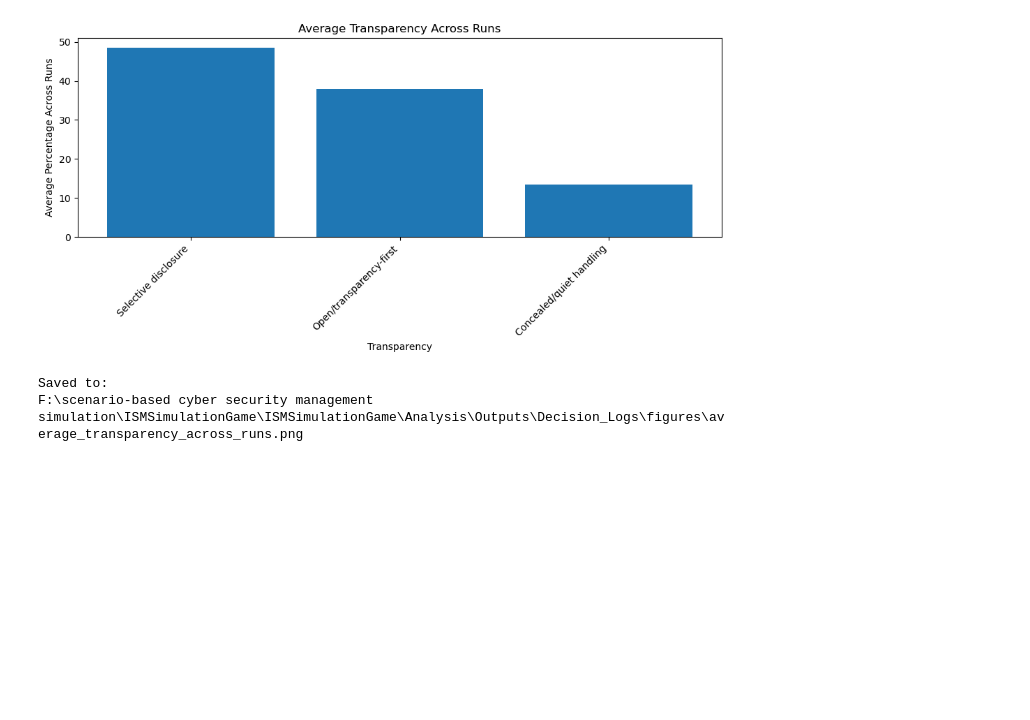
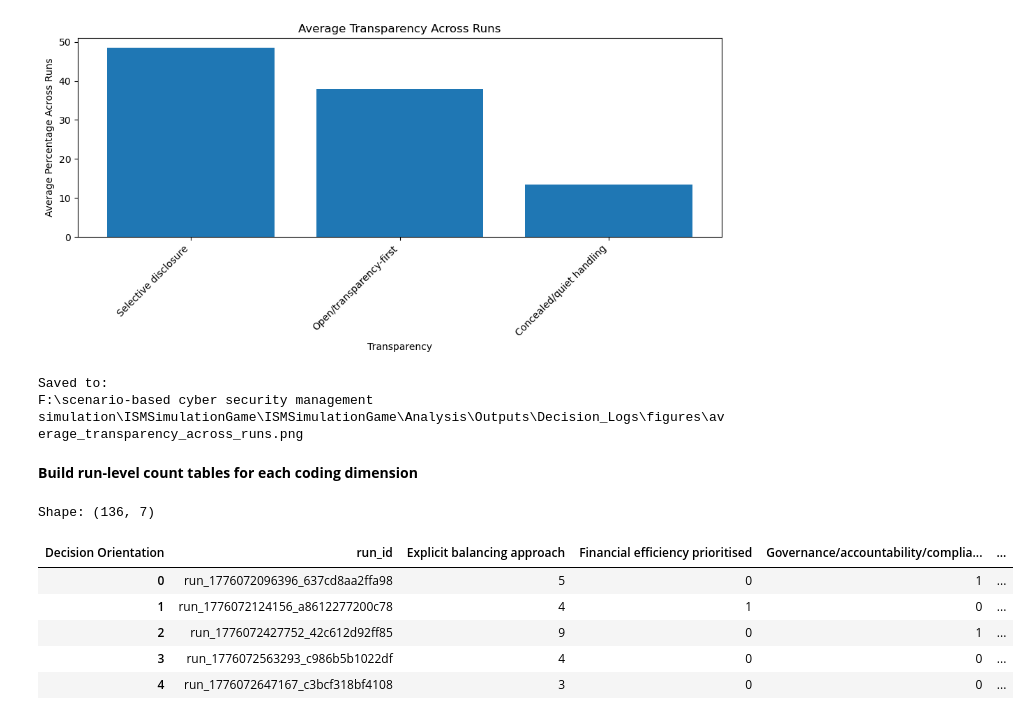
Before and after one commit to jrallison93/ISMSimulationGame, a Jupyter notebook: Analysis/Notebooks/d3_decisionlog_coded_analysis.ipynb, the cells around one changed output. Saved outputs shown, nothing was run; the diff lists cells and outputs as text; code cells hidden in the pictures; blank space fills up the shorter version.

```diff
--- a/Analysis/Notebooks/d3_decisionlog_coded_analysis.ipynb
+++ b/Analysis/Notebooks/d3_decisionlog_coded_analysis.ipynb
@@ -901,3 +901,26 @@ print(transparency_fig_file)
 [figure]
 Saved to:
 F:\scenario-based cyber security management simulation\ISMSimulationGame\ISMSimulationGame\Analysis\Outputs\Decision_Logs\figures\average_transparency_across_runs.png
+# %% [markdown]
+**Build run-level count tables for each coding dimension**
+# %%
+# run-level counts for Decision Orientation
+
+run_decision_orientation_counts = (
+    coded_decision_df
+    .groupby(["run_id", "Decision Orientation"])
+    .size()
+    .unstack(fill_value=0)
+    .reset_index()
+)
+
+print("Shape:", run_decision_orientation_counts.shape)
+display(run_decision_orientation_counts.head())
+# %% [output]
+Shape: (136, 7)
+| Decision Orientation | run_id | Explicit balancing approach | Financial efficiency prioritised | Governance/accountability/complia... | ... |
+| 0 | run_1776072096396_637cd8aa2ffa98 | 5 | 0 | 1 | ... |
+| 1 | run_1776072124156_a8612277200c78 | 4 | 1 | 0 | ... |
+| 2 | run_1776072427752_42c612d92ff85 | 9 | 0 | 1 | ... |
+| 3 | run_1776072563293_c986b5b1022df | 4 | 0 | 0 | ... |
+| 4 | run_1776072647167_c3bcf318bf4108 | 3 | 0 | 0 | ... |
```
Also changed, not shown: parts of 7 cells of this notebook.
